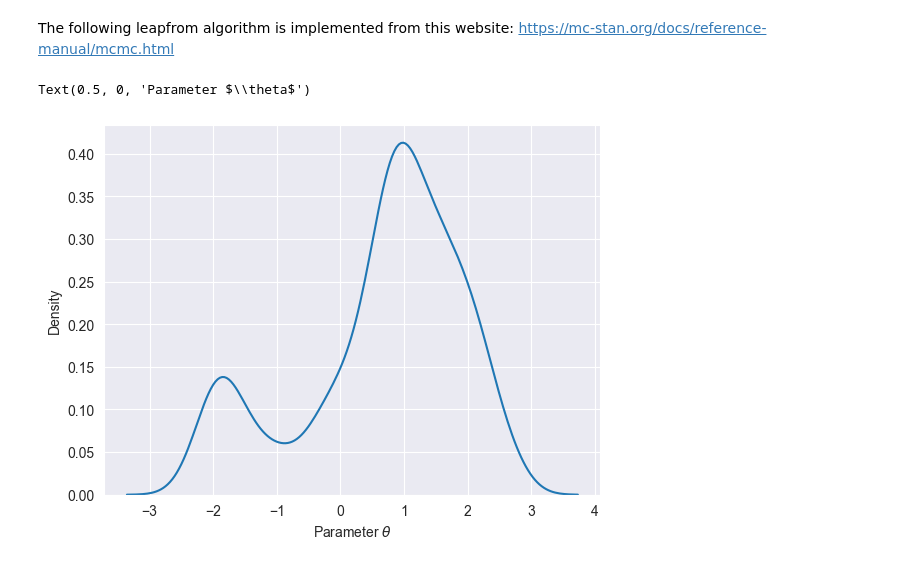
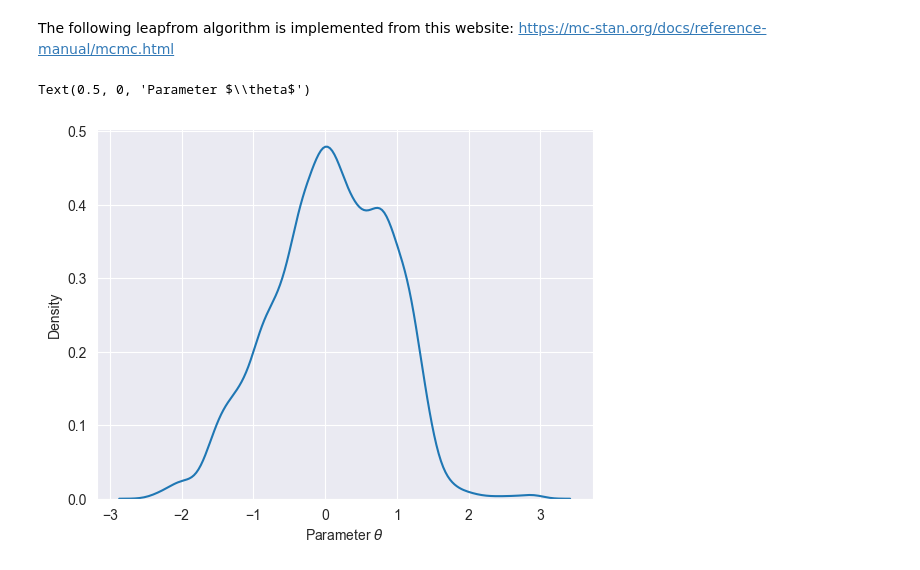
Before and after one commit to AG1-NUIW-Kolleg/Hamilton_MC, a Jupyter notebook: hamilton_monte_carlo.ipynb, the cells around one changed output. Cells and saved outputs as stored; diff of their text form; code cells hidden in the pictures.

```diff
--- a/hamilton_monte_carlo.ipynb
+++ b/hamilton_monte_carlo.ipynb
@@ -11,13 +12,15 @@ from scipy.stats import norm
 # %%
 std_momentum = 1
 mean_momentum = 0
+std_theta = 1
+mean_theta = 0
 # %%
 # Implementing a derivative function for the leapfrog algorithm
 def derivative(func, x0, dx=1e-6):
     return (func(x0 + dx) - func(x0)) / dx
 # %%
 # Computing the potential energy
-potential_energy = lambda x: -norm.logpdf(x, 0, 1)
+potential_energy = lambda x: -norm.logpdf(x, mean_theta, std_theta)
 # %%
 # First look into posterior distribution and neg log posterior
 x = np.arange(-2, 2, 0.1)
@@ -31,7 +34,7 @@ Text(0.5, 0, '$\\theta$')
 # %% [markdown]
 The following leapfrom algorithm is implemented from this website: https://mc-stan.org/docs/reference-manual/mcmc.html
 # %%
-def leapfrog(momentum, theta, epsilon = 0.01, L = 20):
+def leapfrog(momentum, theta, epsilon = 0.001, L = 100):
     m_star = momentum
     theta_star = theta
     for i in range(L):
@@ -41,36 +44,38 @@ def leapfrog(momentum, theta, epsilon = 0.01, L = 20):
     return m_star, theta_star
 # %%
 # Actual implementation of HMC
-thetas = random.normal(size=1)
+thetas = [2.9]
+    #= random.normal(size=1).tolist()
 sample_momenta = []
 m_star_list = []
-for i in range(1000):
+num_theta = 10000
+for i in tqdm(range(num_theta)):
     # sample random momentum
     momentum = random.normal(size=1, scale = std_momentum)
     sample_momenta.extend(momentum)
     # leapfrog algorithm returns candidate values for theta and momentum
     m_star, theta_star = leapfrog(momentum, theta = thetas[-1], epsilon=0.001, L = 100)
 
     # calculate acceptance probability
     p_previous_theta = norm.pdf(thetas[-1])
     p_theta_star = norm.pdf(theta_star)
     p_previous_m = norm.pdf(momentum)
     p_m_star = norm.pdf(m_star)
     alpha = min(1, (p_theta_star*p_m_star)/(p_previous_theta*p_previous_m))
 
     # sample random value to determine if we accept the new value
     if random.uniform() <= alpha:    # accept new value
-        thetas = np.append(thetas, theta_star)
+        thetas.extend(theta_star)
         m_star_list.extend(m_star)
 
     else:    # keep old value
-        thetas = np.append(thetas, thetas[-1])
+        thetas.append(thetas[-1])
         m_star_list.append(m_star[-1])
 sns.kdeplot(thetas) # Marginal distribution of theta
 plt.xlabel(r'Parameter $\theta$')
 # %% [output]
 Text(0.5, 0, 'Parameter $\\theta$')
-[figure, old version]
+[figure, new version]
 # %%
 sns.kdeplot(sample_momenta) # Marginal distribution of momentum
 plt.xlabel(r'Momentum $m$')
```
Also changed, not shown: parts of 5 cells of this notebook.
